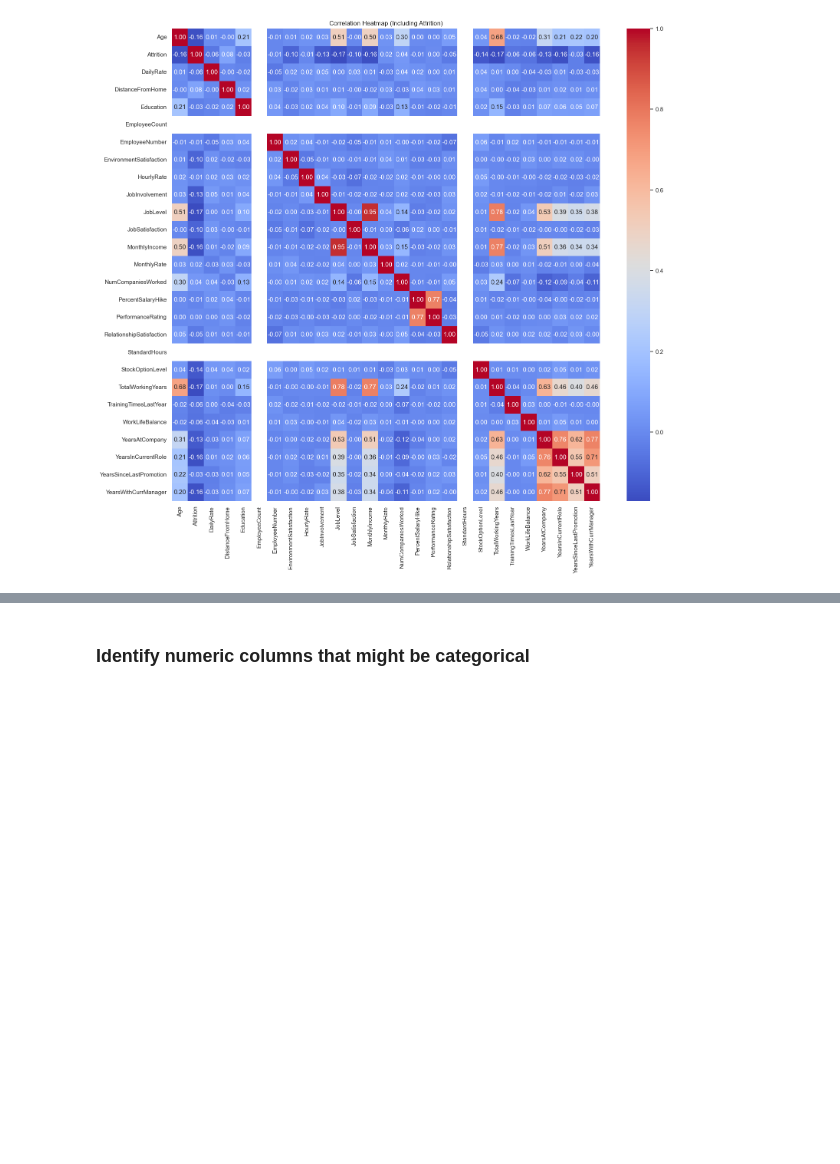
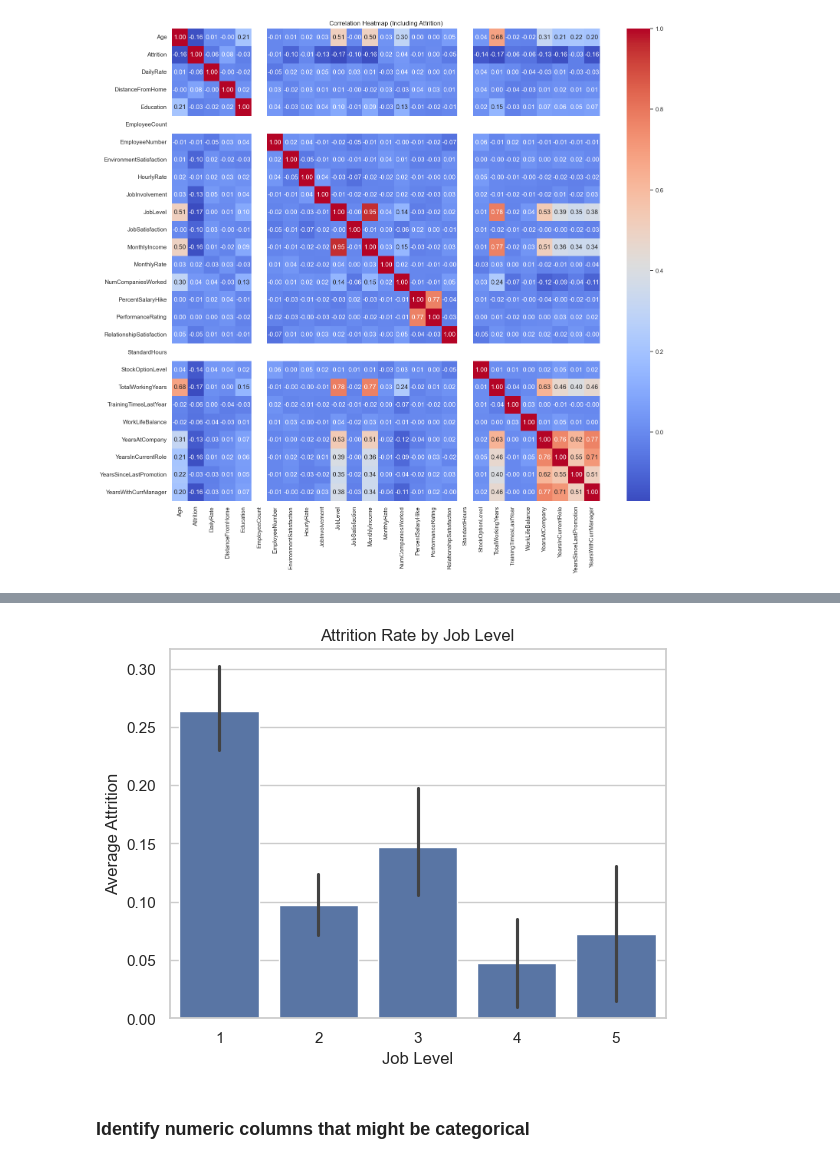
Before and after one commit to jrdncodes/employee-attrition-analysis, a Jupyter notebook: employee_attrition_analysis.ipynb, the cells around one changed output, grey strips where cells are left out. Cells and saved outputs as stored; diff of their text form; code cells hidden in the pictures; blank space fills up the shorter version.

```diff
--- a/employee_attrition_analysis.ipynb
+++ b/employee_attrition_analysis.ipynb
@@ -119,3 +148,11 @@ Attrition is slightly negatively correlated to Job Level (-0.17)
+# %%
+sns.barplot(x='JobLevel', y='Attrition', data=df_encoded)
+plt.title('Attrition Rate by Job Level')
+plt.xlabel('Job Level')
+plt.ylabel('Average Attrition')
+plt.show()
+# %% [output]
+[figure, added]
 # %%
 print(df.dtypes)
 # %% [markdown]
```
Also changed, not shown: parts of 3 cells of this notebook.
